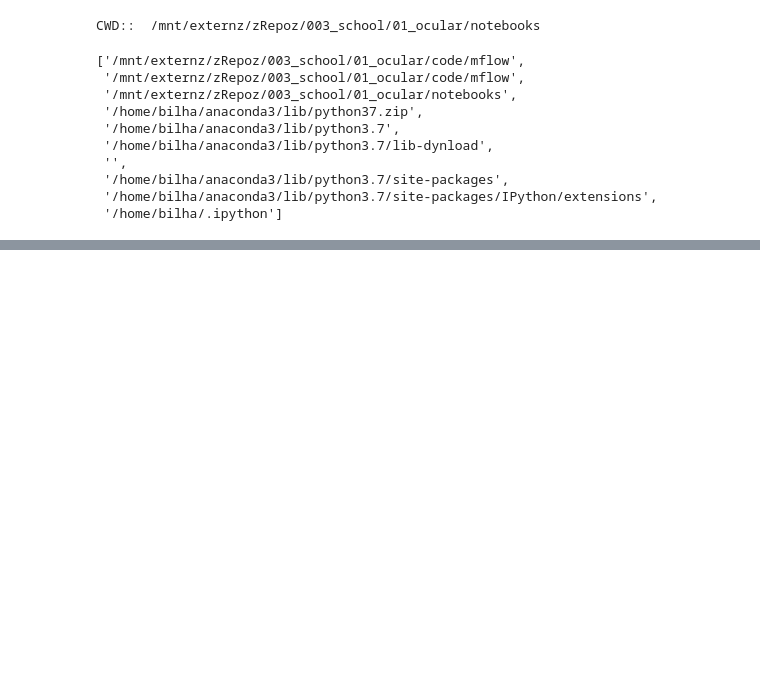
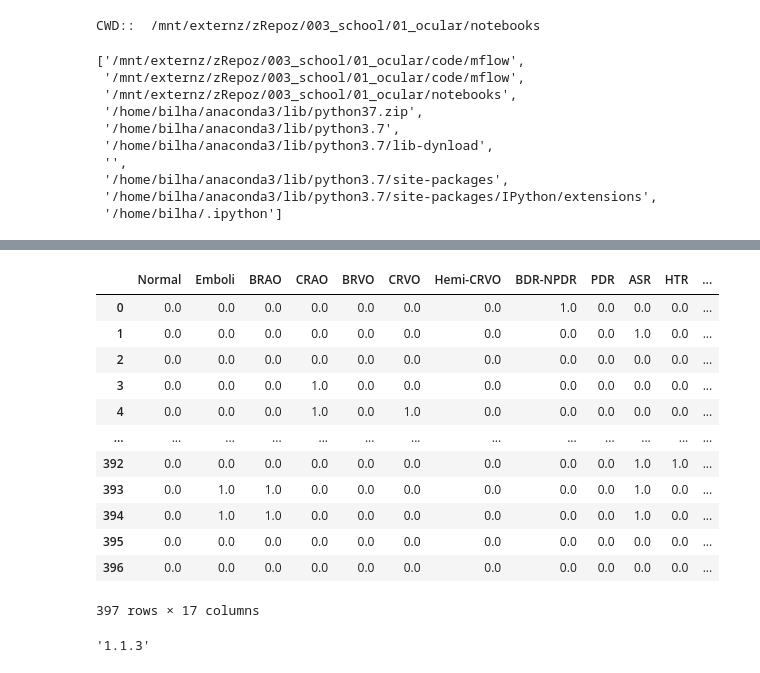
Before and after one commit to bilha-analytics/school, a Jupyter notebook: 01_ocular/notebooks/002f_refactoring.ipynb, the cells around one changed output, grey strips where cells are left out. Cells and saved outputs as stored; diff of their text form; code cells hidden in the pictures; blank space fills up the shorter version.

```diff
--- a/01_ocular/notebooks/002f_refactoring.ipynb
+++ b/01_ocular/notebooks/002f_refactoring.ipynb
@@ -36,0 +93,22 @@ import utilz
+# %%
+dtmp = pdstats.dframe.loc[:,'Normal':'dcodez_id']
+dtmp['sumz'] = dtmp.loc[:,'Normal':'UNDEF'].sum(axis=1)
+dtmp
+# %% [output]
+|  | Normal | Emboli | BRAO | CRAO | BRVO | CRVO | Hemi-CRVO | BDR-NPDR | PDR | ASR | HTR | ... |
+| 0 | 0.0 | 0.0 | 0.0 | 0.0 | 0.0 | 0.0 | 0.0 | 1.0 | 0.0 | 0.0 | 0.0 | ... |
+| 1 | 0.0 | 0.0 | 0.0 | 0.0 | 0.0 | 0.0 | 0.0 | 0.0 | 0.0 | 1.0 | 0.0 | ... |
+| 2 | 0.0 | 0.0 | 0.0 | 0.0 | 0.0 | 0.0 | 0.0 | 0.0 | 0.0 | 0.0 | 0.0 | ... |
+| 3 | 0.0 | 0.0 | 0.0 | 1.0 | 0.0 | 0.0 | 0.0 | 0.0 | 0.0 | 0.0 | 0.0 | ... |
+| 4 | 0.0 | 0.0 | 0.0 | 1.0 | 0.0 | 1.0 | 0.0 | 0.0 | 0.0 | 0.0 | 0.0 | ... |
+| ... | ... | ... | ... | ... | ... | ... | ... | ... | ... | ... | ... | ... |
+| 392 | 0.0 | 0.0 | 0.0 | 0.0 | 0.0 | 0.0 | 0.0 | 0.0 | 0.0 | 1.0 | 1.0 | ... |
+| 393 | 0.0 | 1.0 | 1.0 | 0.0 | 0.0 | 0.0 | 0.0 | 0.0 | 0.0 | 1.0 | 0.0 | ... |
+| 394 | 0.0 | 1.0 | 1.0 | 0.0 | 0.0 | 0.0 | 0.0 | 0.0 | 0.0 | 1.0 | 0.0 | ... |
+| 395 | 0.0 | 0.0 | 0.0 | 0.0 | 0.0 | 0.0 | 0.0 | 0.0 | 0.0 | 0.0 | 0.0 | ... |
+| 396 | 0.0 | 0.0 | 0.0 | 0.0 | 0.0 | 0.0 | 0.0 | 0.0 | 0.0 | 0.0 | 0.0 | ... |
+397 rows × 17 columns
+# %%
+pd.__version__
+# %% [output]
+'1.1.3'
```
Also changed, not shown: parts of 5 cells of this notebook, 14 other files.
